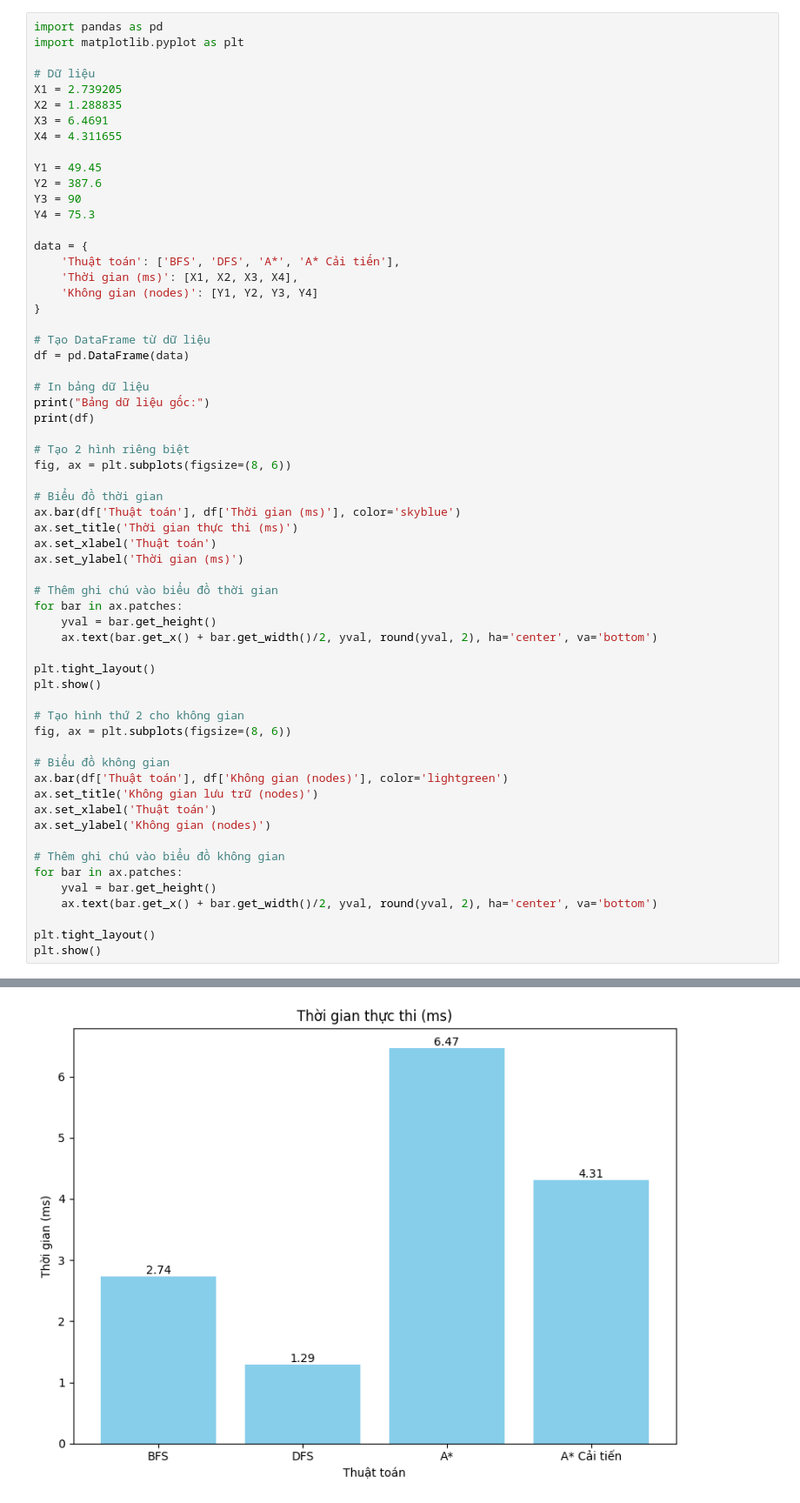
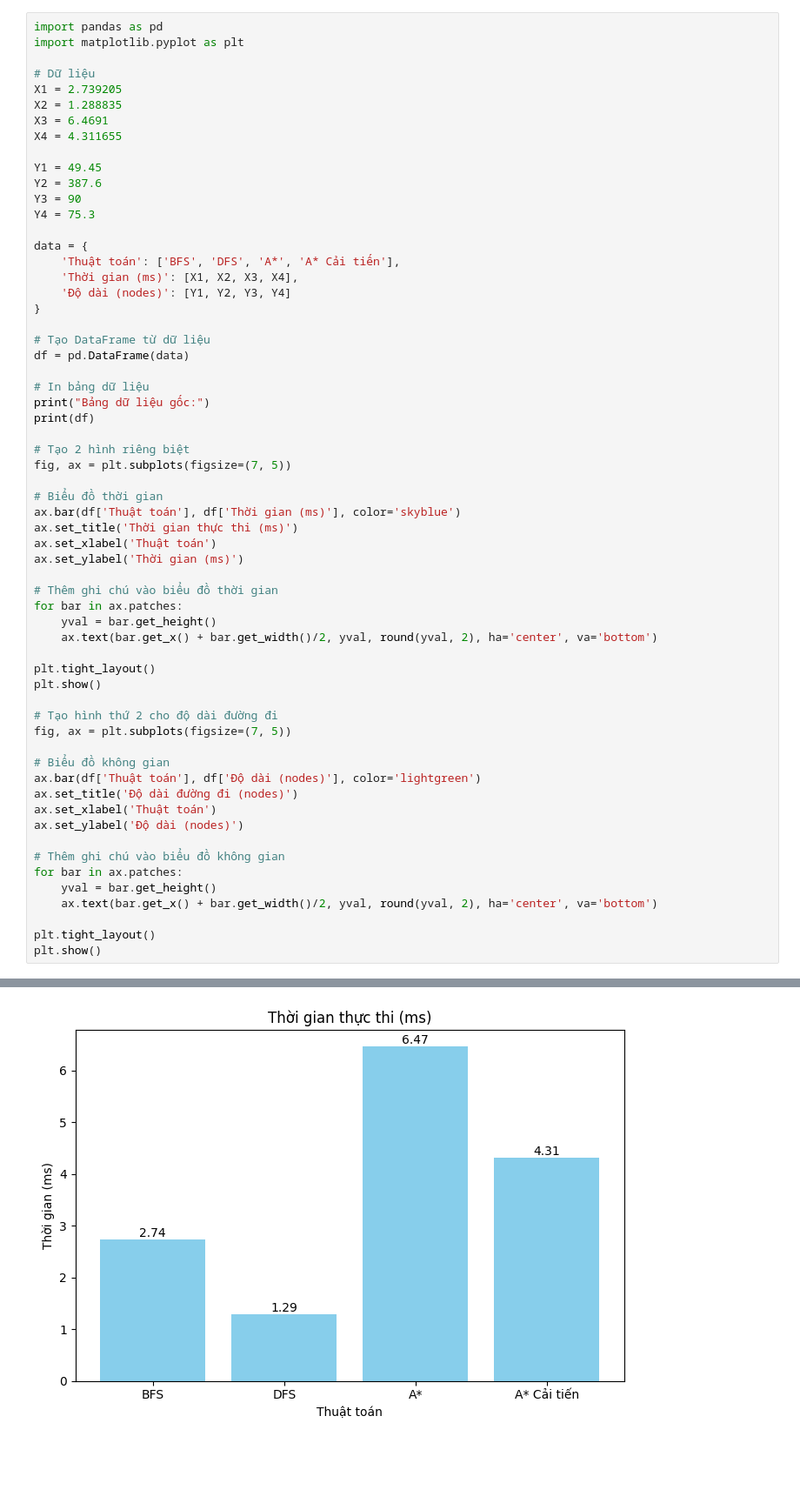
Before and after one commit to lcv-back/optimizing-A-Star-in-Pathfinding, a Jupyter notebook: complexity-statistic.ipynb, the cells around one changed output, grey strips where cells are left out. Shown: that part at 87% size. Saved outputs shown, nothing was run; the diff lists cells and outputs as text; blank space fills up the shorter version.

```diff
--- a/complexity-statistic.ipynb
+++ b/complexity-statistic.ipynb
@@ -16,7 +16,7 @@ Y4 = 75.3
 data = {
     'Thuật toán': ['BFS', 'DFS', 'A*', 'A* Cải tiến'],
     'Thời gian (ms)': [X1, X2, X3, X4],
-    'Không gian (nodes)': [Y1, Y2, Y3, Y4]
+    'Độ dài (nodes)': [Y1, Y2, Y3, Y4]
 }
 
 # Tạo DataFrame từ dữ liệu
@@ -27,7 +27,7 @@ print("Bảng dữ liệu gốc:")
 print(df)
 
 # Tạo 2 hình riêng biệt
-fig, ax = plt.subplots(figsize=(8, 6))
+fig, ax = plt.subplots(figsize=(7, 5))
 
 # Biểu đồ thời gian
 ax.bar(df['Thuật toán'], df['Thời gian (ms)'], color='skyblue')
@@ -43,14 +43,14 @@ for bar in ax.patches:
 plt.tight_layout()
 plt.show()
 
-# Tạo hình thứ 2 cho không gian
-fig, ax = plt.subplots(figsize=(8, 6))
+# Tạo hình thứ 2 cho độ dài đường đi
+fig, ax = plt.subplots(figsize=(7, 5))
 
 # Biểu đồ không gian
-ax.bar(df['Thuật toán'], df['Không gian (nodes)'], color='lightgreen')
-ax.set_title('Không gian lưu trữ (nodes)')
+ax.bar(df['Thuật toán'], df['Độ dài (nodes)'], color='lightgreen')
+ax.set_title('Độ dài đường đi (nodes)')
 ax.set_xlabel('Thuật toán')
-ax.set_ylabel('Không gian (nodes)')
+ax.set_ylabel('Độ dài (nodes)')
 
 # Thêm ghi chú vào biểu đồ không gian
 for bar in ax.patches:
@@ -69 +69 @@ Bảng dữ liệu gốc:
-[figure, old version]
+[figure, new version]
```
Also changed, not shown: parts of 1 cell of this notebook, 4 other files.
